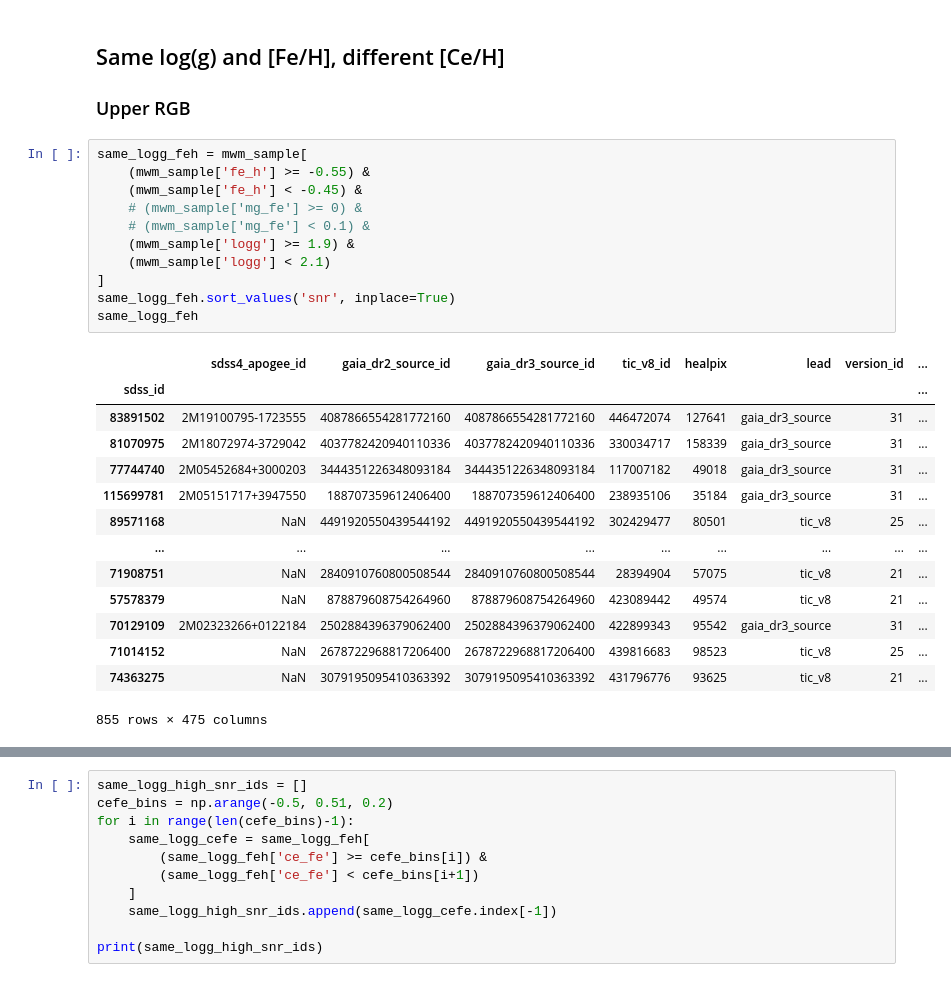
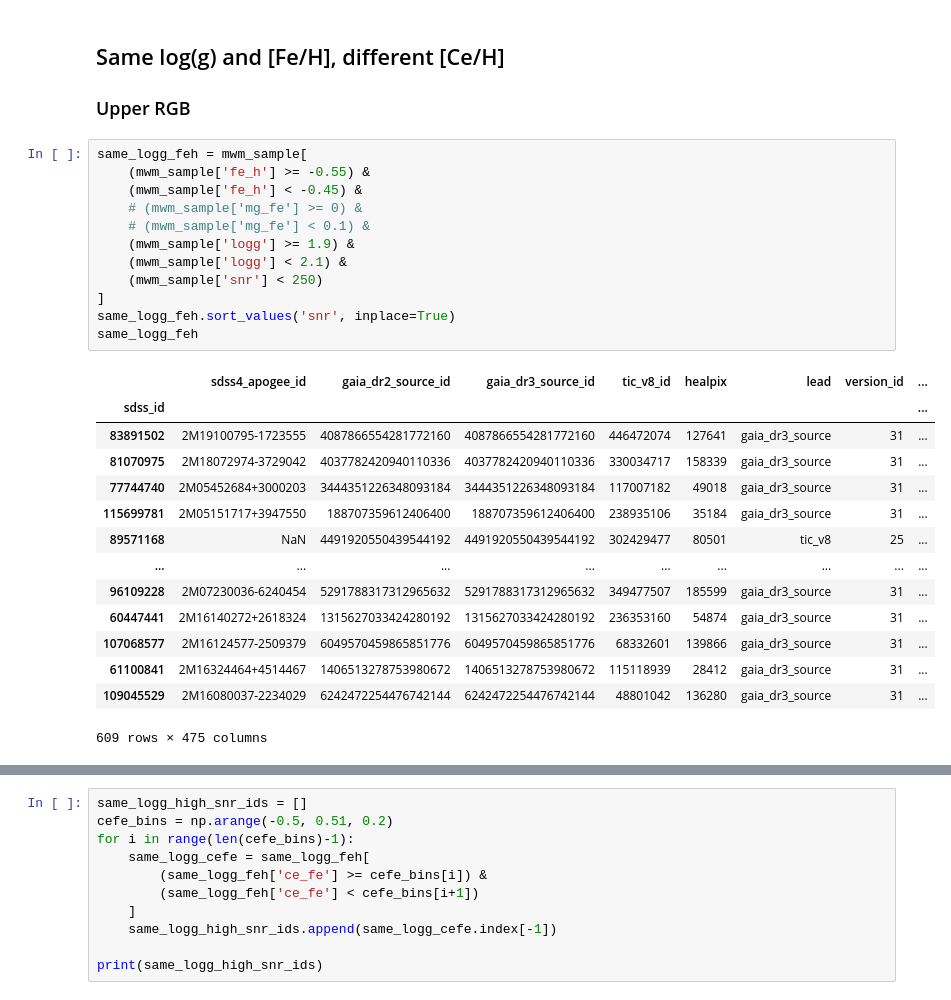
Before and after one commit to lodubay/chemical-clocks, a Jupyter notebook: src/scripts/spectrum_checks.ipynb, the cells around one changed output, grey strips where cells are left out. Drawn from its saved outputs; the diff is of its cells as text.

```diff
--- a/src/scripts/spectrum_checks.ipynb
+++ b/src/scripts/spectrum_checks.ipynb
@@ -479,29 +480,30 @@ plt.show()
 # %%
 same_logg_feh = mwm_sample[
     (mwm_sample['fe_h'] >= -0.55) &
     (mwm_sample['fe_h'] < -0.45) &
     # (mwm_sample['mg_fe'] >= 0) &
     # (mwm_sample['mg_fe'] < 0.1) &
     (mwm_sample['logg'] >= 1.9) &
-    (mwm_sample['logg'] < 2.1)
+    (mwm_sample['logg'] < 2.1) &
+    (mwm_sample['snr'] < 250)
 ]
 same_logg_feh.sort_values('snr', inplace=True)
 same_logg_feh
 # %% [output]
 |  | sdss4_apogee_id | gaia_dr2_source_id | gaia_dr3_source_id | tic_v8_id | healpix | lead | version_id | ... |
 | sdss_id |  |  |  |  |  |  |  | ... |
 | 83891502 | 2M19100795-1723555 | 4087866554281772160 | 4087866554281772160 | 446472074 | 127641 | gaia_dr3_source | 31 | ... |
 | 81070975 | 2M18072974-3729042 | 4037782420940110336 | 4037782420940110336 | 330034717 | 158339 | gaia_dr3_source | 31 | ... |
 | 77744740 | 2M05452684+3000203 | 3444351226348093184 | 3444351226348093184 | 117007182 | 49018 | gaia_dr3_source | 31 | ... |
 | 115699781 | 2M05151717+3947550 | 188707359612406400 | 188707359612406400 | 238935106 | 35184 | gaia_dr3_source | 31 | ... |
 | 89571168 | NaN | 4491920550439544192 | 4491920550439544192 | 302429477 | 80501 | tic_v8 | 25 | ... |
 | ... | ... | ... | ... | ... | ... | ... | ... | ... |
-| 71908751 | NaN | 2840910760800508544 | 2840910760800508544 | 28394904 | 57075 | tic_v8 | 21 | ... |
-| 57578379 | NaN | 878879608754264960 | 878879608754264960 | 423089442 | 49574 | tic_v8 | 21 | ... |
-| 70129109 | 2M02323266+0122184 | 2502884396379062400 | 2502884396379062400 | 422899343 | 95542 | gaia_dr3_source | 31 | ... |
-| 71014152 | NaN | 2678722968817206400 | 2678722968817206400 | 439816683 | 98523 | tic_v8 | 25 | ... |
-| 74363275 | NaN | 3079195095410363392 | 3079195095410363392 | 431796776 | 93625 | tic_v8 | 21 | ... |
+| 96109228 | 2M07230036-6240454 | 5291788317312965632 | 5291788317312965632 | 349477507 | 185599 | gaia_dr3_source | 31 | ... |
+| 60447441 | 2M16140272+2618324 | 1315627033424280192 | 1315627033424280192 | 236353160 | 54874 | gaia_dr3_source | 31 | ... |
+| 107068577 | 2M16124577-2509379 | 6049570459865851776 | 6049570459865851776 | 68332601 | 139866 | gaia_dr3_source | 31 | ... |
+| 61100841 | 2M16324464+4514467 | 1406513278753980672 | 1406513278753980672 | 115118939 | 28412 | gaia_dr3_source | 31 | ... |
+| 109045529 | 2M16080037-2234029 | 6242472254476742144 | 6242472254476742144 | 48801042 | 136280 | gaia_dr3_source | 31 | ... |
-855 rows × 475 columns
+609 rows × 475 columns
 # %%
 cefe_bins = np.arange(-0.5, 0.51, 0.2)
 for i in range(len(cefe_bins)-1):
```
Also changed, not shown: parts of 5 cells of this notebook, 4 other files.
